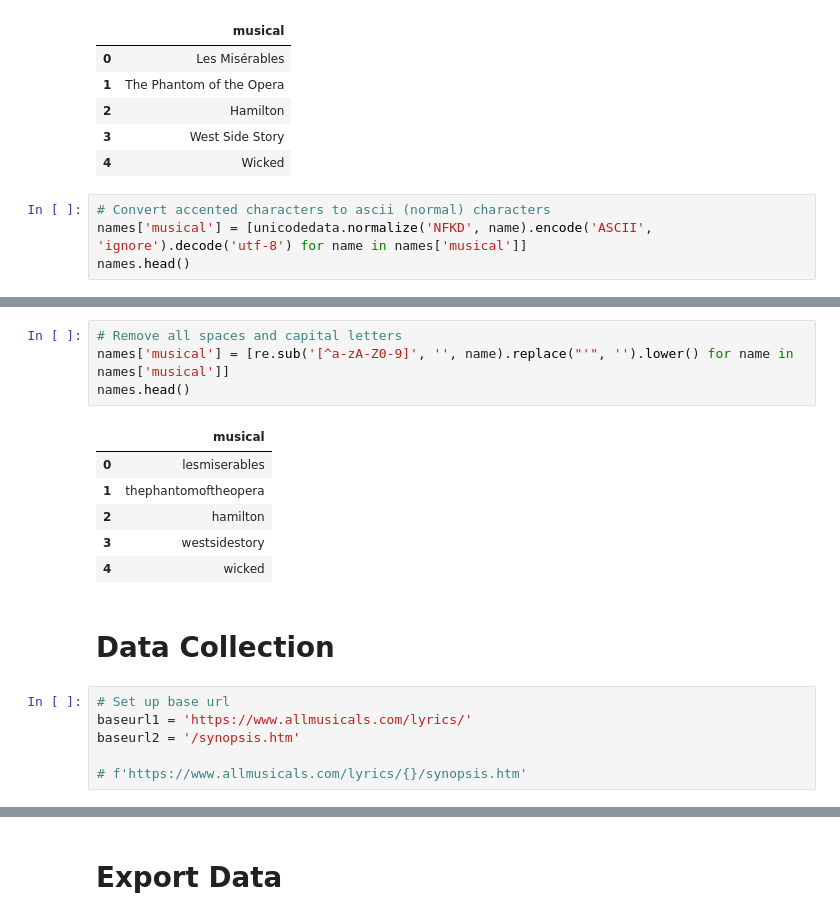
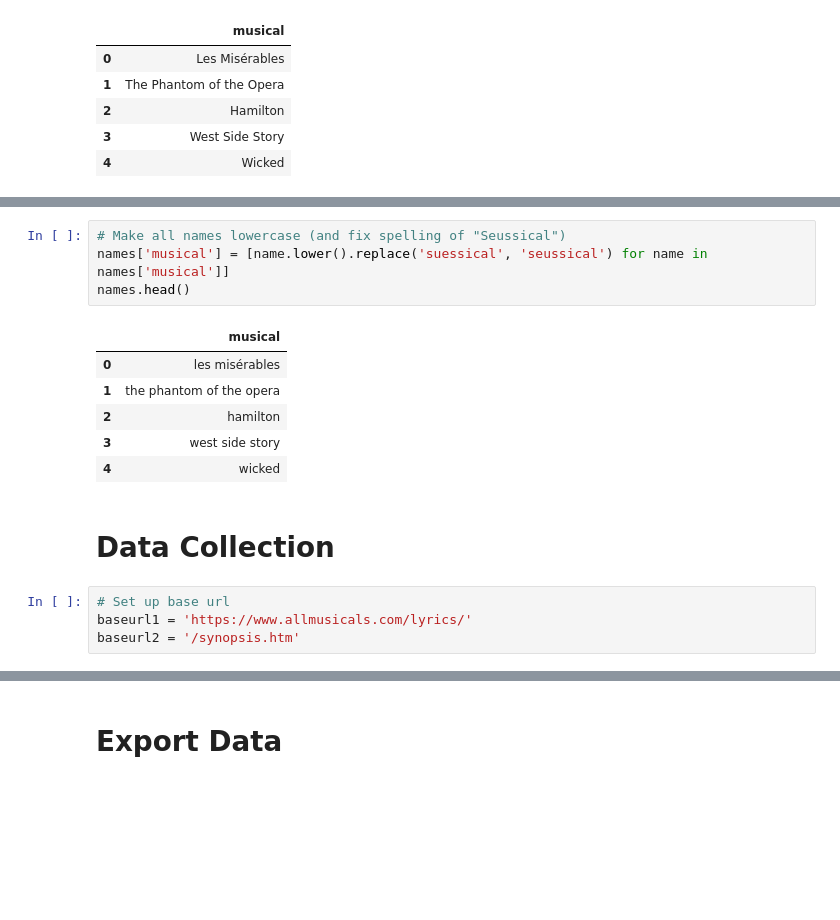
Before and after one commit to KellySlatery/capstone, a Jupyter notebook: 02_Synopsis_Collection.ipynb, the cells around one changed output, grey strips where cells are left out. Drawn from its saved outputs; the diff is of its cells as text; blank space fills up the shorter version.

```diff
--- a/01_Synopsis_Collection.ipynb
+++ b/02_Synopsis_Collection.ipynb
@@ -35,7 +34,3 @@ names.head()
 | 2 | Hamilton |
 | 3 | West Side Story |
 | 4 | Wicked |
-# %%
-# Convert accented characters to ascii (normal) characters
-names['musical'] = [unicodedata.normalize('NFKD', name).encode('ASCII', 'ignore').decode('utf-8') for name in names['musical']]
-names.head()
@@ -49,13 +37,13 @@ names.head()
 # %%
-# Remove all spaces and capital letters
-names['musical'] = [re.sub('[^a-zA-Z0-9]', '', name).replace("'", '').lower() for name in names['musical']]
+# Make all names lowercase (and fix spelling of "Seussical")
+names['musical'] = [name.lower().replace('suessical', 'seussical') for name in names['musical']]
 names.head()
 # %% [output]
 |  | musical |
-| 0 | lesmiserables |
-| 1 | thephantomoftheopera |
+| 0 | les misérables |
+| 1 | the phantom of the opera |
 | 2 | hamilton |
-| 3 | westsidestory |
+| 3 | west side story |
 | 4 | wicked |
 # %% [markdown]
 # Data Collection
@@ -63,5 +51,3 @@ names.head()
 # Set up base url
 baseurl1 = 'https://www.allmusicals.com/lyrics/'
 baseurl2 = '/synopsis.htm'
-
-# f'https://www.allmusicals.com/lyrics/{}/synopsis.htm'
```
Also changed, not shown: parts of 18 cells of this notebook, 8 other files.
